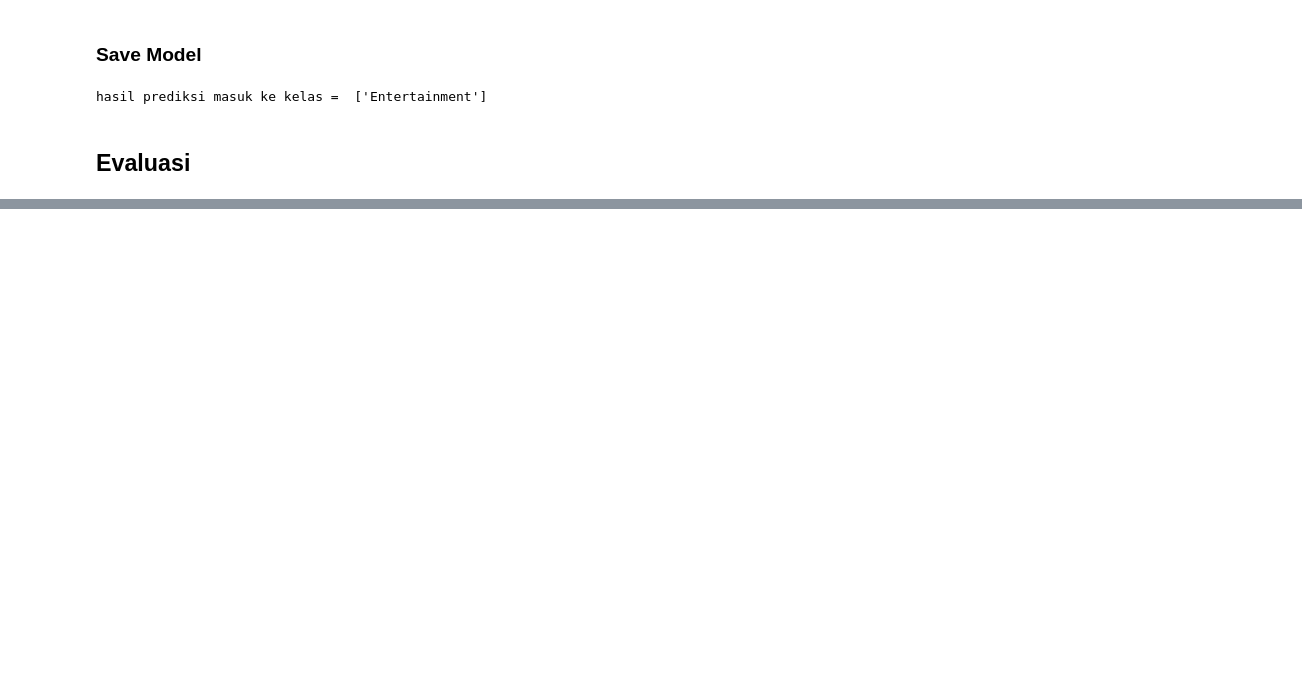
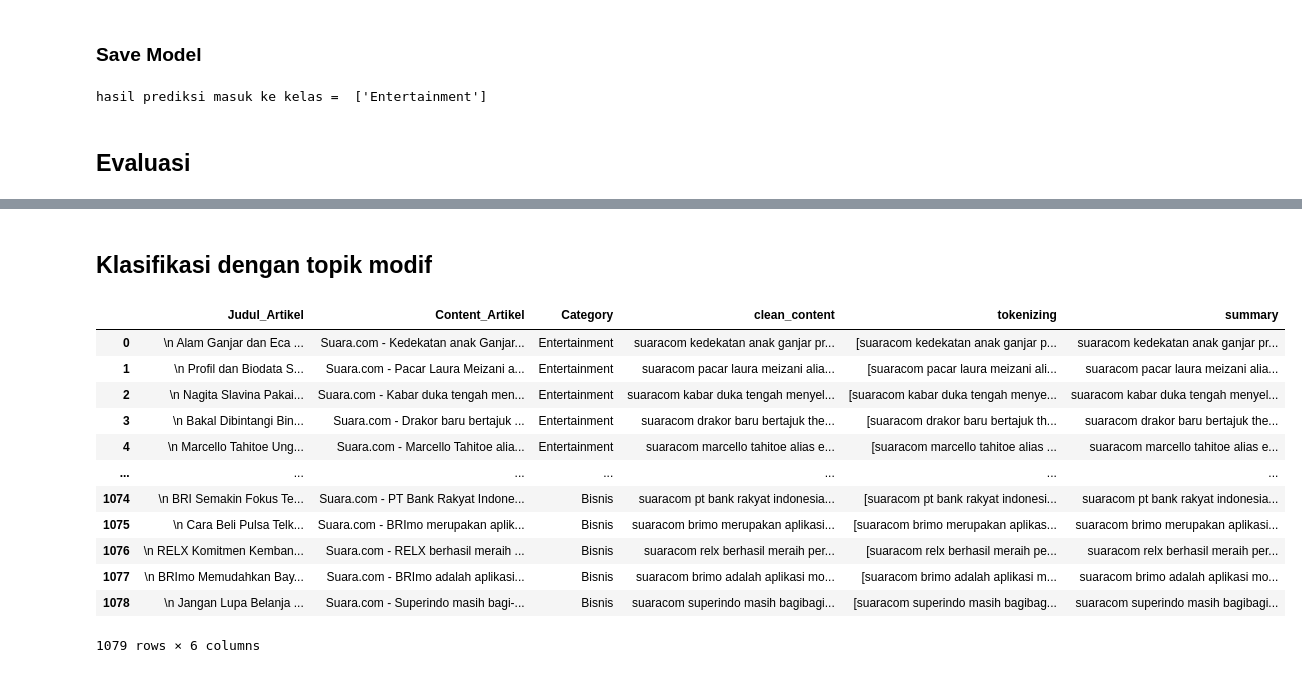
Before and after one commit to arsymaulanaali/ppw, a Jupyter notebook: _sources/notebooks6.ipynb, the cells around one changed output, grey strips where cells are left out. Drawn from its saved outputs; the diff is of its cells as text; code cells hidden in the pictures; blank space fills up the shorter version.

```diff
--- a/_sources/notebooks6.ipynb
+++ b/_sources/notebooks6.ipynb
@@ -521,0 +526,19 @@ plot_confusion_matrix(cm)
+# %% [markdown]
+## Klasifikasi dengan topik modif
+# %%
+data_new = data_new.rename(columns={'final_content': 'summary'})
+data_new
+# %% [output]
+|  | Judul_Artikel | Content_Artikel | Category | clean_content | tokenizing | summary |
+| 0 | \n Alam Ganjar dan Eca ... | Suara.com - Kedekatan anak Ganjar... | Entertainment | suaracom kedekatan anak ganjar pr... | [suaracom kedekatan anak ganjar p... | suaracom kedekatan anak ganjar pr... |
+| 1 | \n Profil dan Biodata S... | Suara.com - Pacar Laura Meizani a... | Entertainment | suaracom pacar laura meizani alia... | [suaracom pacar laura meizani ali... | suaracom pacar laura meizani alia... |
+| 2 | \n Nagita Slavina Pakai... | Suara.com - Kabar duka tengah men... | Entertainment | suaracom kabar duka tengah menyel... | [suaracom kabar duka tengah menye... | suaracom kabar duka tengah menyel... |
+| 3 | \n Bakal Dibintangi Bin... | Suara.com - Drakor baru bertajuk ... | Entertainment | suaracom drakor baru bertajuk the... | [suaracom drakor baru bertajuk th... | suaracom drakor baru bertajuk the... |
+| 4 | \n Marcello Tahitoe Ung... | Suara.com - Marcello Tahitoe alia... | Entertainment | suaracom marcello tahitoe alias e... | [suaracom marcello tahitoe alias ... | suaracom marcello tahitoe alias e... |
+| ... | ... | ... | ... | ... | ... | ... |
+| 1074 | \n BRI Semakin Fokus Te... | Suara.com - PT Bank Rakyat Indone... | Bisnis | suaracom pt bank rakyat indonesia... | [suaracom pt bank rakyat indonesi... | suaracom pt bank rakyat indonesia... |
+| 1075 | \n Cara Beli Pulsa Telk... | Suara.com - BRImo merupakan aplik... | Bisnis | suaracom brimo merupakan aplikasi... | [suaracom brimo merupakan aplikas... | suaracom brimo merupakan aplikasi... |
+| 1076 | \n RELX Komitmen Kemban... | Suara.com - RELX berhasil meraih ... | Bisnis | suaracom relx berhasil meraih per... | [suaracom relx berhasil meraih pe... | suaracom relx berhasil meraih per... |
+| 1077 | \n BRImo Memudahkan Bay... | Suara.com - BRImo adalah aplikasi... | Bisnis | suaracom brimo adalah aplikasi mo... | [suaracom brimo adalah aplikasi m... | suaracom brimo adalah aplikasi mo... |
+| 1078 | \n Jangan Lupa Belanja ... | Suara.com - Superindo masih bagi-... | Bisnis | suaracom superindo masih bagibagi... | [suaracom superindo masih bagibag... | suaracom superindo masih bagibagi... |
+1079 rows × 6 columns
```
Also changed, not shown: parts of 22 cells of this notebook, 3 other files.
